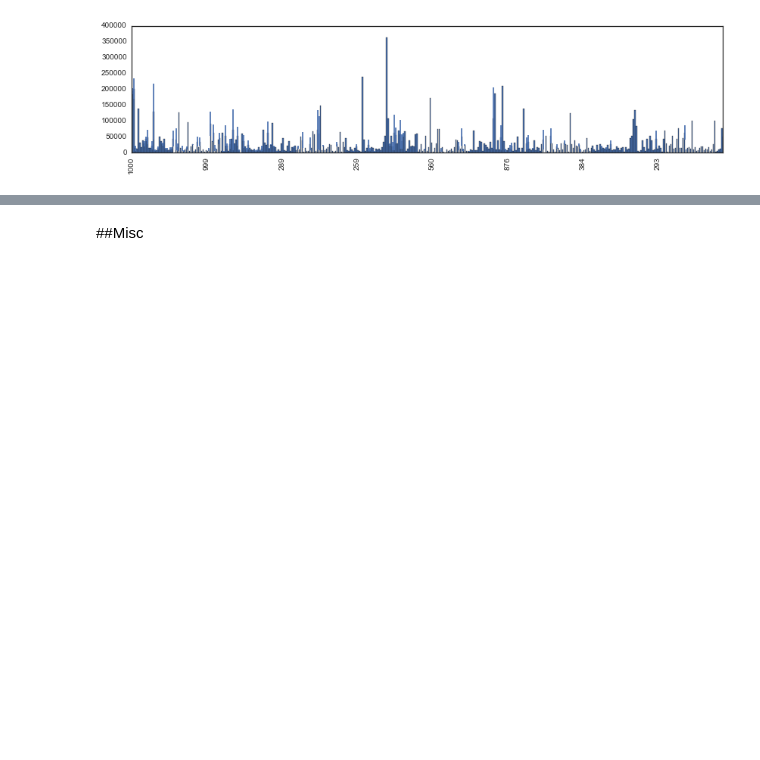
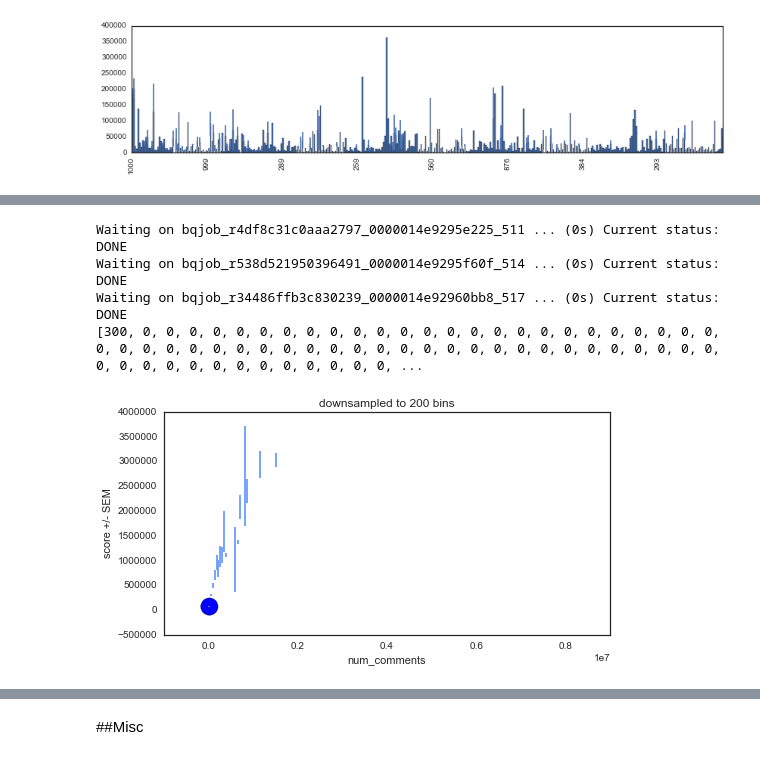
Before and after one commit to askerry/bqpy, a Jupyter notebook: bq_basic_template.ipynb, the cells around one changed output, grey strips where cells are left out. Cells and saved outputs as stored; diff of their text form; code cells hidden in the pictures; blank space fills up the shorter version.

```diff
--- a/bq_basic_template.ipynb
+++ b/bq_basic_template.ipynb
@@ -235,0 +255,9 @@ SELECT c_posts, AVG(score) score_mean , STDDEV(score) score_std , COUNT(score) s
+# %%
+#create a downsampled scatter plot of x vs. y
+plotdf=df1.scatter('num_comments', 'score', bins=200)
+# %% [output]
+Waiting on bqjob_r4df8c31c0aaa2797_0000014e9295e225_511 ... (0s) Current status: DONE
+Waiting on bqjob_r538d521950396491_0000014e9295f60f_514 ... (0s) Current status: DONE
+Waiting on bqjob_r34486ffb3c830239_0000014e92960bb8_517 ... (0s) Current status: DONE
+[300, 0, 0, 0, 0, 0, 0, 0, 0, 0, 0, 0, 0, 0, 0, 0, 0, 0, 0, 0, 0, 0, 0, 0, 0, 0, 0, 0, 0, 0, 0, 0, 0, 0, 0, 0, 0, 0, 0, 0, 0, 0, 0, 0, 0, 0, 0, 0, 0, 0, 0, 0, 0, 0, 0, 0, 0, 0, 0, 0, 0, 0, 0, 0, 0, 0, ...
+[figure, added]
```
Also changed, not shown: parts of 13 cells of this notebook, 4 other files.
